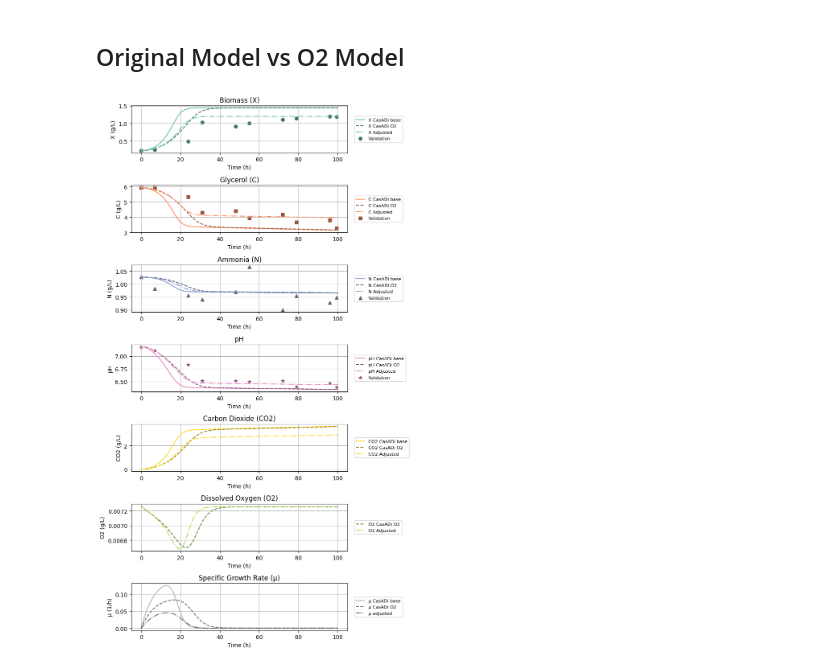
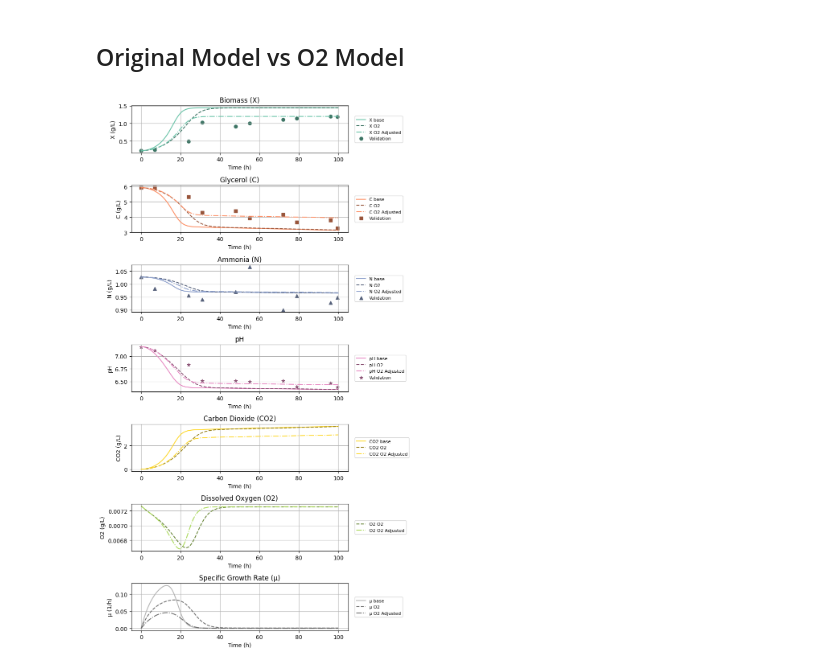
Before and after one commit to Laefivy/M.smegmatis, a Jupyter notebook: parameter_adjust_final.ipynb, the cells around one changed output. Saved outputs shown, nothing was run; the diff lists cells and outputs as text; code cells hidden in the pictures.

```diff
--- a/parameter_adjust_final.ipynb
+++ b/parameter_adjust_final.ipynb
@@ -837,9 +837,9 @@ def darken_color(color, factor=0.6):
 
 fig, axes = plt.subplots(7, 1, figsize=(8, 14))
 
-axes[0].plot(t_casadi_og, X_casadi_og, label='X CasADi base', color=colors['X'])
-axes[0].plot(t_casadi_O2, X_casadi_O2, '--', label='X CasADi O2', color=darken_color(colors['X']))
-axes[0].plot(t_exp, best_sim[:, 0],'-.', label='X Adjusted', color=colors['X'])
+axes[0].plot(t_casadi_og, X_casadi_og, label='X base', color=colors['X'])
+axes[0].plot(t_casadi_O2, X_casadi_O2, '--', label='X O2', color=darken_color(colors['X']))
+axes[0].plot(t_exp, best_sim[:, 0],'-.', label='X O2 Adjusted', color=colors['X'])
 axes[0].scatter(t_exp_v, X_exp_v, label='Validation', color=darken_color(colors['X']), marker='o')
 axes[0].set_title('Biomass (X)')
 axes[0].set_xlabel('Time (h)')
@@ -847,9 +847,9 @@ axes[0].set_ylabel('X (g/L)')
 axes[0].grid(True)
 axes[0].legend(loc='center left', bbox_to_anchor=(1.02, 0.5), fontsize=8)
 
-axes[1].plot(t_casadi_og, C_casadi_og, label='C CasADi base', color=colors['C'])
-axes[1].plot(t_casadi_O2, C_casadi_O2, '--', label='C CasADi O2', color=darken_color(colors['C']))
-axes[1].plot(t_exp, best_sim[:, 1],'-.', label='C Adjusted', color=colors['C'])
+axes[1].plot(t_casadi_og, C_casadi_og, label='C base', color=colors['C'])
+axes[1].plot(t_casadi_O2, C_casadi_O2, '--', label='C O2', color=darken_color(colors['C']))
+axes[1].plot(t_exp, best_sim[:, 1],'-.', label='C O2 Adjusted', color=colors['C'])
 axes[1].scatter(t_exp_v, C_exp_v, label='Validation', color=darken_color(colors['C']), marker='s')
 axes[1].set_title('Glycerol (C)')
 axes[1].set_xlabel('Time (h)')
@@ -857,9 +857,9 @@ axes[1].set_ylabel('C (g/L)')
 axes[1].grid(True)
 axes[1].legend(loc='center left', bbox_to_anchor=(1.02, 0.5), fontsize=8)
 
-axes[2].plot(t_casadi_og, N_casadi_og, label='N CasADi base', color=colors['N'])
-axes[2].plot(t_casadi_O2, N_casadi_O2, '--', label='N CasADi O2', color=darken_color(colors['N']))
-axes[2].plot(t_exp, best_sim[:, 2],'-.', label='N Adjusted', color=colors['N'])
+axes[2].plot(t_casadi_og, N_casadi_og, label='N base', color=colors['N'])
+axes[2].plot(t_casadi_O2, N_casadi_O2, '--', label='N O2', color=darken_color(colors['N']))
+axes[2].plot(t_exp, best_sim[:, 2],'-.', label='N O2 Adjusted', color=colors['N'])
 axes[2].scatter(t_exp_v, N_exp_v, label='Validation', color=darken_color(colors['N']), marker='^')
 axes[2].set_title('Ammonia (N)')
 axes[2].set_xlabel('Time (h)')
@@ -867,45 +867,45 @@ axes[2].set_ylabel('N (g/L)')
 axes[2].grid(True)
 axes[2].legend(loc='center left', bbox_to_anchor=(1.02, 0.5), fontsize=8)
 
-axes[4].plot(t_casadi_og, CO2_casadi_og, label='CO2 CasADi base', color=colors['CO2'])
-axes[4].plot(t_casadi_O2, CO2_casadi_O2, '--', label='CO2 CasADi O2', color=darken_color(colors['CO2']))
-axes[4].plot(t_exp, best_sim[:, 3],'-.', label='CO2 Adjusted', color=colors['CO2'])
+axes[4].plot(t_casadi_og, CO2_casadi_og, label='CO2 base', color=colors['CO2'])
+axes[4].plot(t_casadi_O2, CO2_casadi_O2, '--', label='CO2 O2', color=darken_color(colors['CO2']))
+axes[4].plot(t_exp, best_sim[:, 3],'-.', label='CO2 O2 Adjusted', color=colors['CO2'])
 axes[4].set_title('Carbon Dioxide (CO2)')
 axes[4].set_xlabel('Time (h)')
 axes[4].set_ylabel('CO2 (g/L)')
 axes[4].grid(True)
 axes[4].legend(loc='center left', bbox_to_anchor=(1.02, 0.5), fontsize=8)
 
-axes[5].plot(t_casadi_O2, O2_casadi_O2, '--', label='O2 CasADi O2', color=darken_color(colors['O2']))
-axes[5].plot(t_exp[1:], best_sim[1:,4],'-.', label='O2 Adjusted', color=colors['O2'])
+axes[5].plot(t_casadi_O2, O2_casadi_O2, '--', label='O2 O2', color=darken_color(colors['O2']))
+axes[5].plot(t_exp[1:], best_sim[1:,4],'-.', label='O2 O2 Adjusted', color=colors['O2'])
 axes[5].set_title('Dissolved Oxygen (O2)')
 axes[5].set_xlabel('Time (h)')
 axes[5].set_ylabel('O2 (g/L)')
 axes[5].grid(True)
 axes[5].legend(loc='center left', bbox_to_anchor=(1.02, 0.5), fontsize=8)
 
-axes[3].plot(t_casadi_og, pH_casadi_og, label='pH CasADi base', color=colors['pH'])
-axes[3].plot(t_casadi_O2, pH_casadi_O2, '--', label='pH CasADi O2', color=darken_color(colors['pH']))
-axes[3].plot(t_exp, solz[:, 0],'-.', label='pH Adjusted', color=colors['pH'])
+axes[3].plot(t_casadi_og, pH_casadi_og, label='pH base', color=colors['pH'])
+axes[3].plot(t_casadi_O2, pH_casadi_O2, '--', label='pH O2', color=darken_color(colors['pH']))
+axes[3].plot(t_exp, solz[:, 0],'-.', label='pH O2 Adjusted', color=colors['pH'])
 axes[3].scatter(t_exp_v, ph_exp_v, label='Validation', color=darken_color(colors['pH']), marker='*')
 axes[3].set_title('pH')
 axes[3].set_xlabel('Time (h)')
 axes[3].set_ylabel('pH')
 axes[3].grid(True)
 axes[3].legend(loc='center left', bbox_to_anchor=(1.02, 0.5), fontsize=8)
 
-axes[6].plot(t_casadi_og, mu_values_casadi_og, label='μ CasADi base', color=colors['mu'])
-axes[6].plot(t_casadi_O2, mu_values_casadi_O2, '--', label='μ CasADi O2', color=darken_color(colors['mu']))
-axes[6].plot(t_exp, mu_values_casadi_adjusted, '-.', label='μ adjusted', color=darken_color(colors['mu']))
+axes[6].plot(t_casadi_og, mu_values_casadi_og, label='μ base', color=colors['mu'])
+axes[6].plot(t_casadi_O2, mu_values_casadi_O2, '--', label='μ O2', color=darken_color(colors['mu']))
+axes[6].plot(t_exp, mu_values_casadi_adjusted, '-.', label='μ O2 Adjusted', color=darken_color(colors['mu']))
 axes[6].set_title('Specific Growth Rate (μ)')
 axes[6].set_xlabel('Time (h)')
 axes[6].set_ylabel('μ (1/h)')
 axes[6].grid(True)
 axes[6].legend(loc='center left', bbox_to_anchor=(1.02, 0.5), fontsize=8)
 
 #fig.suptitle('Comparison between models', fontsize=16)
 plt.tight_layout()
 plt.savefig('Figures/model_comparison_highres.png', dpi=500, bbox_inches='tight')
 plt.show()
 # %% [output]
-[figure, old version]
+[figure, new version]
```
Also changed, not shown: parts of 4 cells of this notebook.
